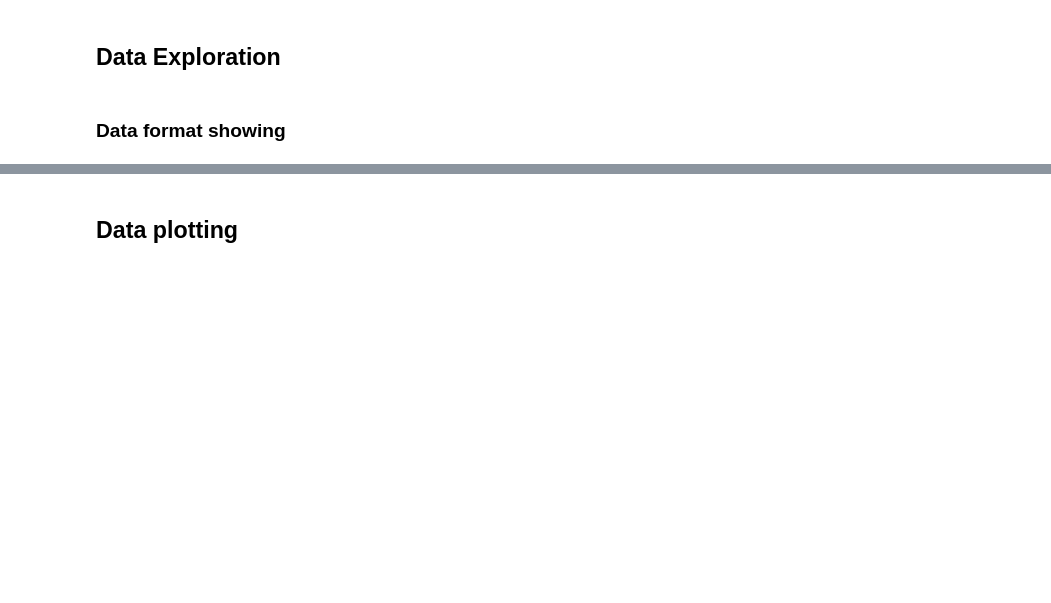
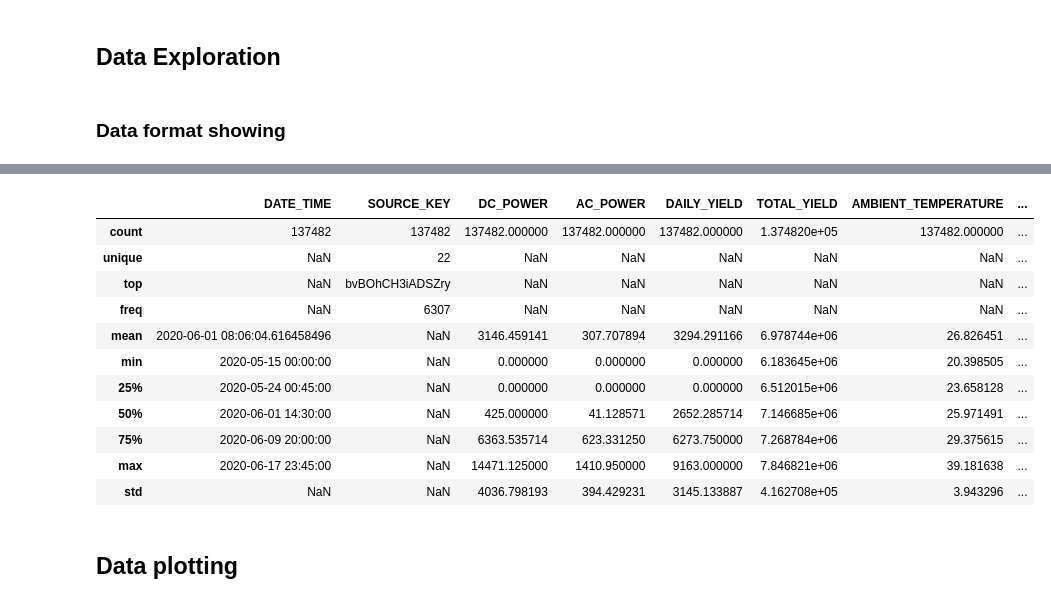
Before and after one commit to HarryXiong24/postgraduate-code-collection, a Jupyter notebook: Winter 2024/ML/project/main.ipynb, the cells around one changed output, grey strips where cells are left out. Saved outputs shown, nothing was run; the diff lists cells and outputs as text; code cells hidden in the pictures; blank space fills up the shorter version.

```diff
--- a/Winter 2024/ML/project/main.ipynb
+++ b/Winter 2024/ML/project/main.ipynb
@@ -142,3 +173,25 @@ data_combined_structure
+# %%
+data_combined = pd.concat([plant_1_data, plant_2_data], axis=0)
+
+# Checking the structure of the combined data
+data_combined_structure = data_combined.describe(
+    include="all", datetime_is_numeric=True
+)
+
+data_combined_structure
+# %% [output]
+|  | DATE_TIME | SOURCE_KEY | DC_POWER | AC_POWER | DAILY_YIELD | TOTAL_YIELD | AMBIENT_TEMPERATURE | ... |
+| count | 137482 | 137482 | 137482.000000 | 137482.000000 | 137482.000000 | 1.374820e+05 | 137482.000000 | ... |
+| unique | NaN | 22 | NaN | NaN | NaN | NaN | NaN | ... |
+| top | NaN | bvBOhCH3iADSZry | NaN | NaN | NaN | NaN | NaN | ... |
+| freq | NaN | 6307 | NaN | NaN | NaN | NaN | NaN | ... |
+| mean | 2020-06-01 08:06:04.616458496 | NaN | 3146.459141 | 307.707894 | 3294.291166 | 6.978744e+06 | 26.826451 | ... |
+| min | 2020-05-15 00:00:00 | NaN | 0.000000 | 0.000000 | 0.000000 | 6.183645e+06 | 20.398505 | ... |
+| 25% | 2020-05-24 00:45:00 | NaN | 0.000000 | 0.000000 | 0.000000 | 6.512015e+06 | 23.658128 | ... |
+| 50% | 2020-06-01 14:30:00 | NaN | 425.000000 | 41.128571 | 2652.285714 | 7.146685e+06 | 25.971491 | ... |
+| 75% | 2020-06-09 20:00:00 | NaN | 6363.535714 | 623.331250 | 6273.750000 | 7.268784e+06 | 29.375615 | ... |
+| max | 2020-06-17 23:45:00 | NaN | 14471.125000 | 1410.950000 | 9163.000000 | 7.846821e+06 | 39.181638 | ... |
+| std | NaN | NaN | 4036.798193 | 394.429231 | 3145.133887 | 4.162708e+05 | 3.943296 | ... |
 # %% [markdown]
 ## Data plotting
 # %%
```
Also changed, not shown: parts of 20 cells of this notebook, 2 other files.
